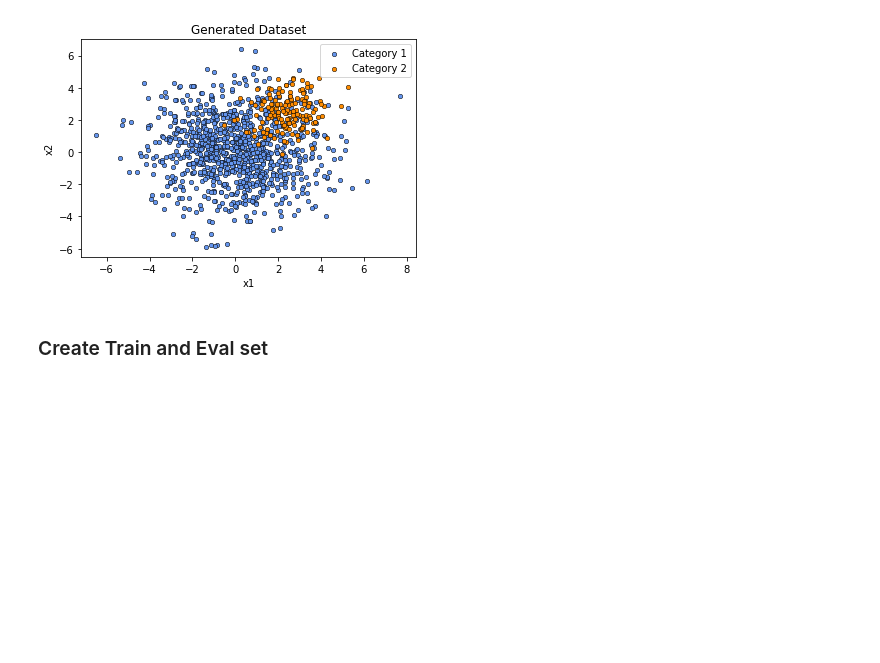
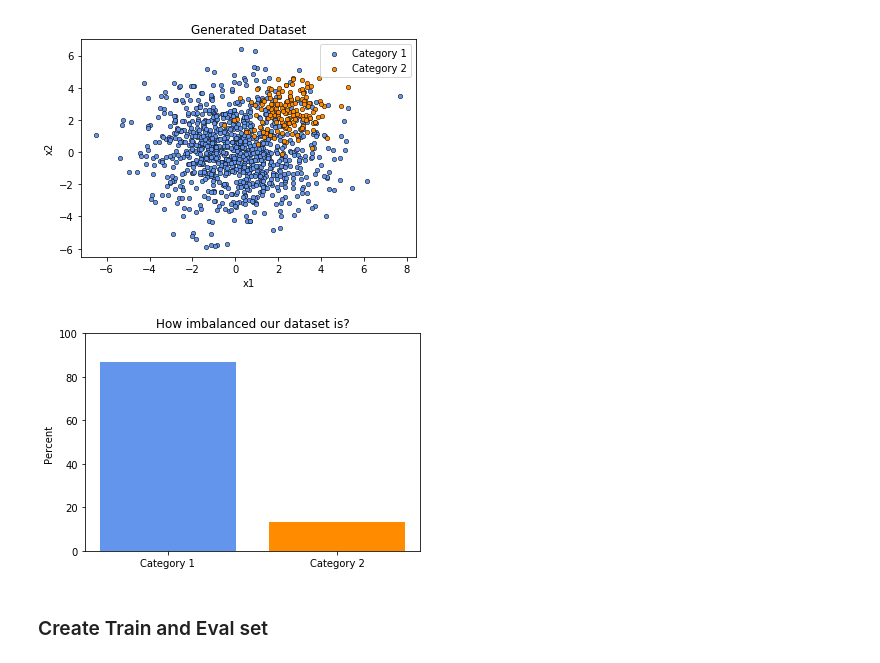
Before and after one commit to mike576/notenoughdata, a Jupyter notebook: Not_Enough_Data.ipynb, the cells around one changed output. Saved outputs shown, nothing was run; the diff lists cells and outputs as text; code cells hidden in the pictures; blank space fills up the shorter version.

```diff
--- a/Not_Enough_Data.ipynb
+++ b/Not_Enough_Data.ipynb
@@ -52,6 +56,30 @@ plt.title("Generated Dataset")
 plt.show()
 # %% [output]
 [figure]
+# %%
+
+def show_balance_of_classes(xdata):
+    total_size=len(xdata)
+    size_cat1=len(xdata[xdata['category']==majority_class_flag])
+    size_cat2=len(xdata[xdata['category']==minority_class_flag])
+    fig, ax = plt.subplots()
+    ind = np.arange(1, 3)
+
+    cat1, cat2 = plt.bar(ind, [size_cat1/total_size*100,size_cat2/total_size*100])
+    cat1.set_facecolor('cornflowerblue')
+    cat2.set_facecolor('darkorange')
+
+    ax.set_xticks(ind)
+    ax.set_xticklabels(['Category 1', 'Category 2'])
+    ax.set_ylim([0, 100])
+    ax.set_ylabel('Percent ')
+    ax.set_title('How imbalanced our dataset is?')
+
+    plt.show()
+
+show_balance_of_classes(xdata)
+# %% [output]
+[figure, added]
 # %% [markdown]
 ### Create Train and Eval set
 # %%
```
Also changed, not shown: parts of 18 cells of this notebook, 2 other files.
